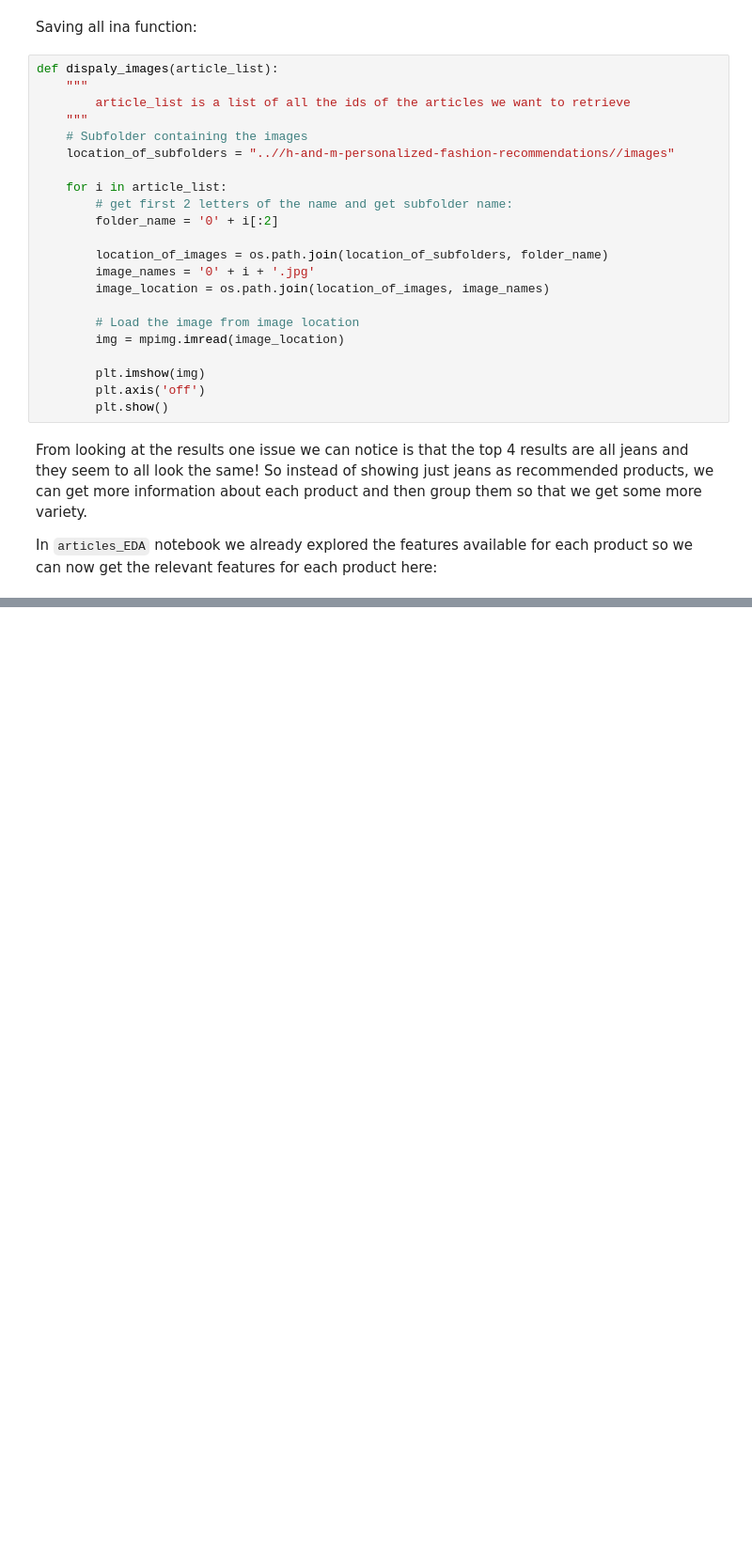
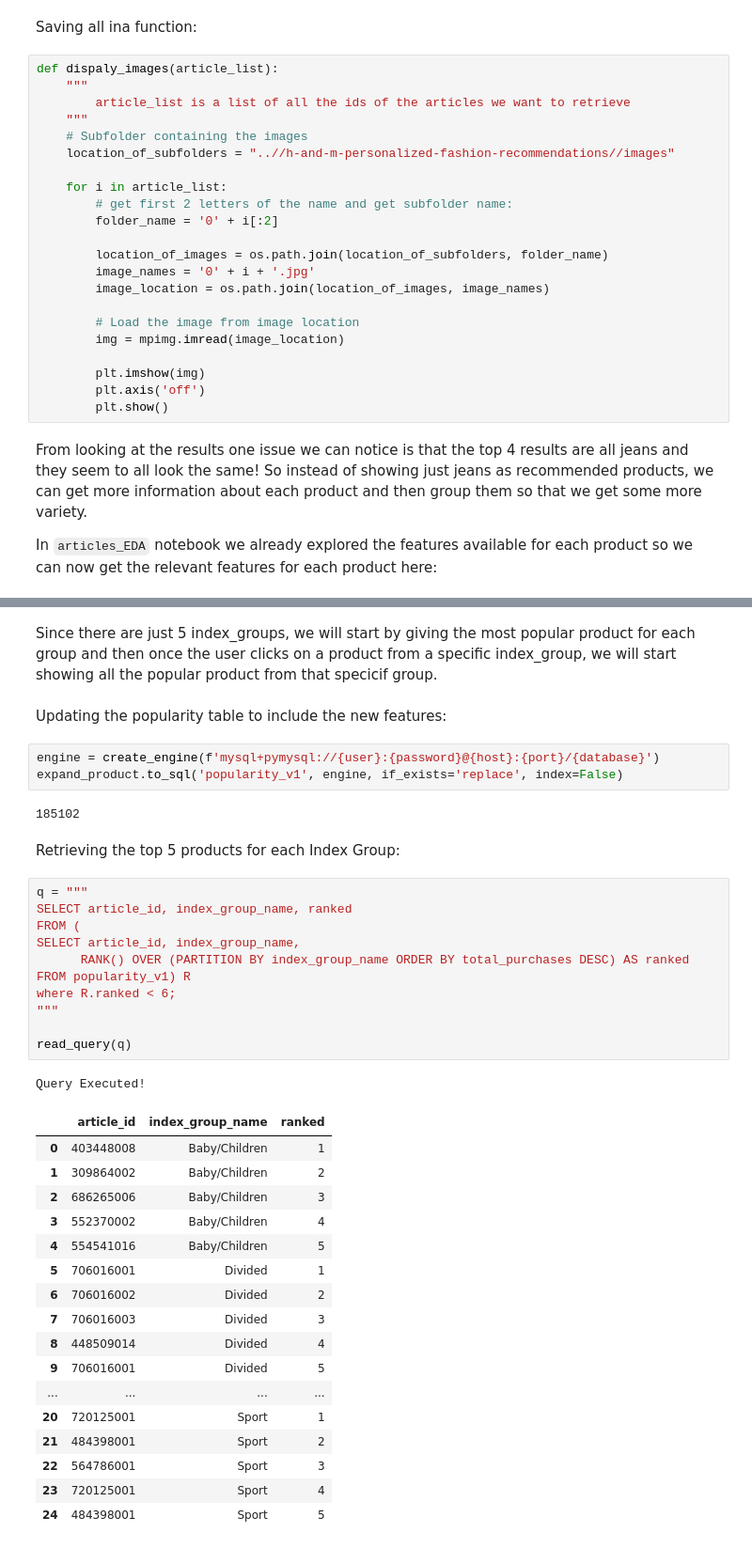
Before and after one commit to ALvee-611/RECBuildPlan, a Jupyter notebook: 2. Notebooks/Pupularity_REC_SYS_V1.ipynb, the cells around one changed output, grey strips where cells are left out. Shown at 94% size. Cells and saved outputs as stored; diff of their text form; blank space fills up the shorter version.

Commit message:
ranked each group

```diff
--- a/2. Notebooks/Pupularity_REC_SYS_V1.ipynb
+++ b/2. Notebooks/Pupularity_REC_SYS_V1.ipynb
@@ -209,3 +210,44 @@ Query Executed!
 | 185100 | 880553004 | 4.0 | weekday | OP NEW Perth Push | Unknown | Unknown | ... |
 | 185101 | 578752006 | 1.0 | weekday | PLUS Heavy Plain 2 p | Underwear Tights | Socks & Tights | ... |
 185102 rows × 10 columns
+# %% [markdown]
+Since there are just 5 index_groups, we will start by giving the most popular product for each group and then once the user clicks on a product from a specific index_group, we will start showing all the popular product from that specicif group.
+# %% [markdown]
+Updating the popularity table to include the new features:
+# %%
+engine = create_engine(f'mysql+pymysql://{user}:{password}@{host}:{port}/{database}')
+expand_product.to_sql('popularity_v1', engine, if_exists='replace', index=False)
+# %% [output]
+185102
+# %% [markdown]
+Retrieving the top 5 products for each Index Group:
+# %%
+q = """
+SELECT article_id, index_group_name, ranked
+FROM (
+SELECT article_id, index_group_name,
+      RANK() OVER (PARTITION BY index_group_name ORDER BY total_purchases DESC) AS ranked
+FROM popularity_v1) R
+where R.ranked < 6;
+"""
+
+read_query(q)
+# %% [output]
+Query Executed!
+|  | article_id | index_group_name | ranked |
+| 0 | 403448008 | Baby/Children | 1 |
+| 1 | 309864002 | Baby/Children | 2 |
+| 2 | 686265006 | Baby/Children | 3 |
+| 3 | 552370002 | Baby/Children | 4 |
+| 4 | 554541016 | Baby/Children | 5 |
+| 5 | 706016001 | Divided | 1 |
+| 6 | 706016002 | Divided | 2 |
+| 7 | 706016003 | Divided | 3 |
+| 8 | 448509014 | Divided | 4 |
+| 9 | 706016001 | Divided | 5 |
+| ... | ... | ... | ... |
+| 20 | 720125001 | Sport | 1 |
+| 21 | 484398001 | Sport | 2 |
+| 22 | 564786001 | Sport | 3 |
+| 23 | 720125001 | Sport | 4 |
+| 24 | 484398001 | Sport | 5 |
```
Also changed, not shown: parts of 1 cell of this notebook.
